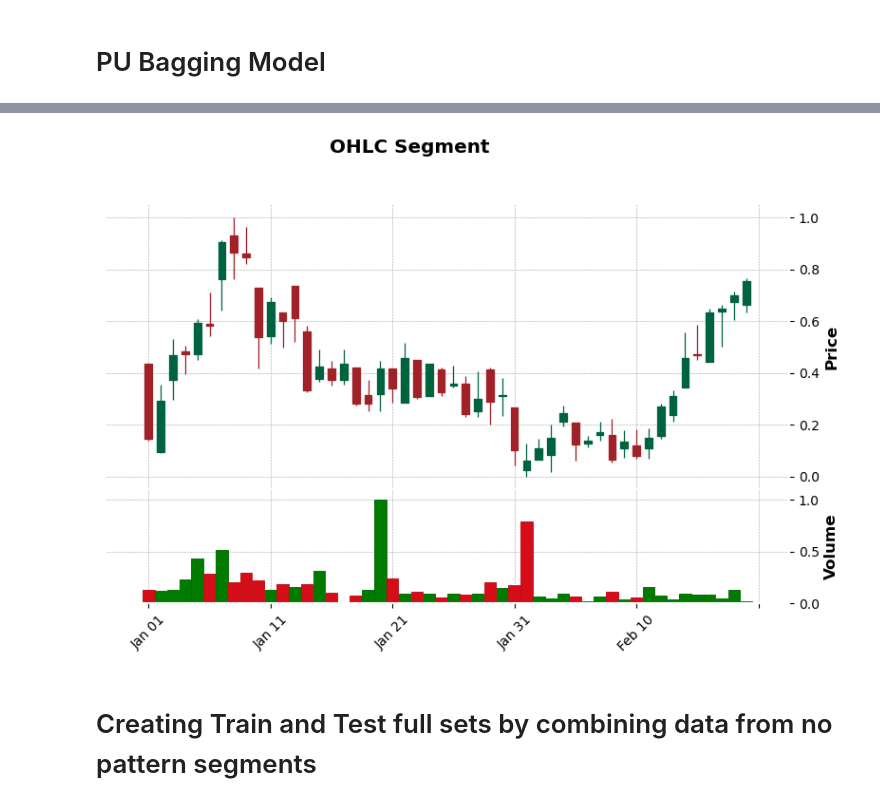
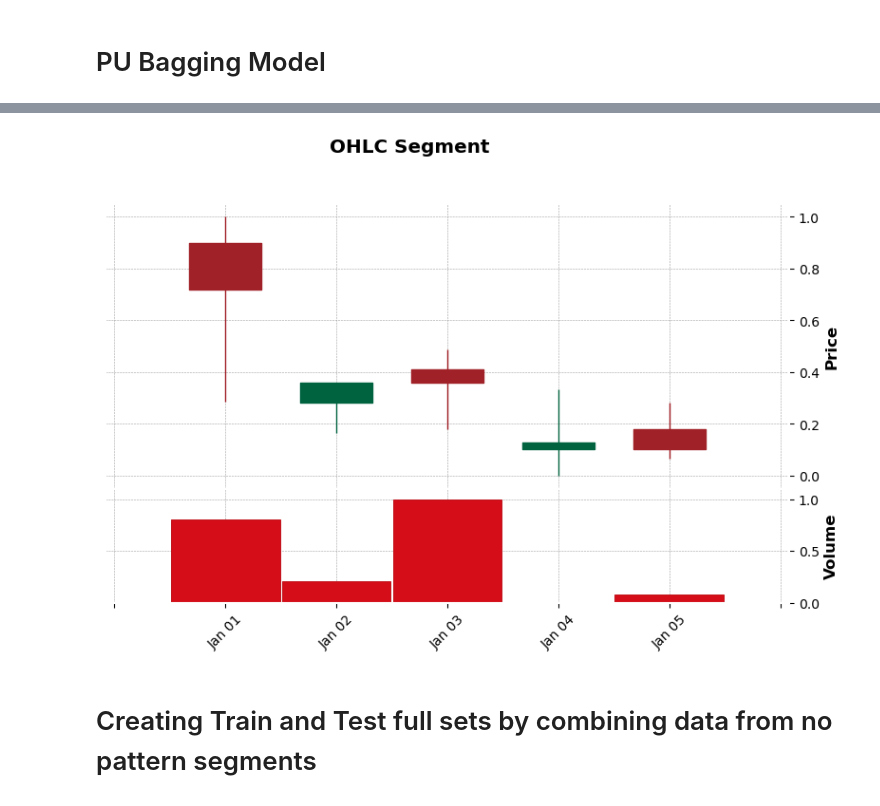
Before and after one commit to Ginushmal/Candlestick-Chart-Pattern-Detection-FYP, a Jupyter notebook: 02.1. PU Learning to get no pattern lables.ipynb, the cells around one changed output, grey strips where cells are left out. Cells and saved outputs as stored; diff of their text form; code cells hidden in the pictures.

Commit message:
pu learning length shortened

```diff
--- a/02.1. PU Learning to get no pattern lables.ipynb
+++ b/02.1. PU Learning to get no pattern lables.ipynb
@@ -210,0 +319,41 @@ no_pattern_df
+# %%
+import pandas as pd
+import os
+
+# Pre-load all OHLC files into a dictionary before the loop
+def load_all_ohlc_files(directory='Datasets/OHLC data/'):
+    ohlc_dict = {}
+    for filename in os.listdir(directory):
+        if filename.endswith('.csv'):
+            symbol = filename.replace('.csv', '')
+            file_path = os.path.join(directory, filename)
+            df = pd.read_csv(file_path)
+            # df['Date'] = pd.to_datetime(df['Date'], utc=True)
+            # df['Date'] = df['Date'].dt.tz_localize(None)
+
+            df['Date'] = pd.to_datetime(df['Date']).dt.tz_localize(None)
+            ohlc_dict[symbol] = df
+    return ohlc_dict
+
+# Pre-load OHLC files
+ohlc_data_dict = load_all_ohlc_files()
+
+# Update Pattern_Length column
+for index, row in no_pattern_df.iterrows():
+    symbol = row['Symbol']
+    start_date = pd.to_datetime(row['Start'])
+    end_date = pd.to_datetime(row['End'])
+
+    # Use pre-loaded OHLC data
+    symbol_ohlc = ohlc_data_dict[symbol]
+
+    # Filter OHLC data for the specific date range
+    filtered_ohlc = symbol_ohlc[
+        (symbol_ohlc['Date'] >= start_date) &
+        (symbol_ohlc['Date'] <= end_date)
+    ]
+
+    # Update Pattern_Length
+    no_pattern_df.at[index, 'Pattern_Length'] = len(filtered_ohlc)
+
+no_pattern_df
@@ -587,28 +749,28 @@ top_200_instances
 # %%
 import pandas as pd
 import mplfinance as mpf
 
 def plot_ohlc_segment(data_segment):
     """
     Plots a segment of OHLC data using mplfinance.
 
     Parameters:
     - data_segment (pd.DataFrame): A DataFrame containing columns ['Open', 'High', 'Low', 'Close', 'Volume']
     """
     # Ensure the DataFrame index is datetime for mplfinance
     data_segment = data_segment.copy()
     data_segment.index = pd.date_range(start='2024-01-01', periods=len(data_segment), freq='D')
 
     # Plot the candlestick chart
     mpf.plot(data_segment, type='candle', style='charles',
              volume=True, ylabel='Price', ylabel_lower='Volume',
              title="OHLC Segment", figsize=(10, 6))
 
 
 # Call the function to plot
-plot_ohlc_segment(no_pattern_dataset.loc[1081])
+plot_ohlc_segment(no_pattern_dataset.loc[1752])
 # %% [output]
-[figure, old version]
+[figure, new version]
 # %% [markdown]
 # Creating Train and Test full sets by combining data from no pattern segments
 # %% [markdown]
```
Also changed, not shown: parts of 36 cells of this notebook, 5 other files.
